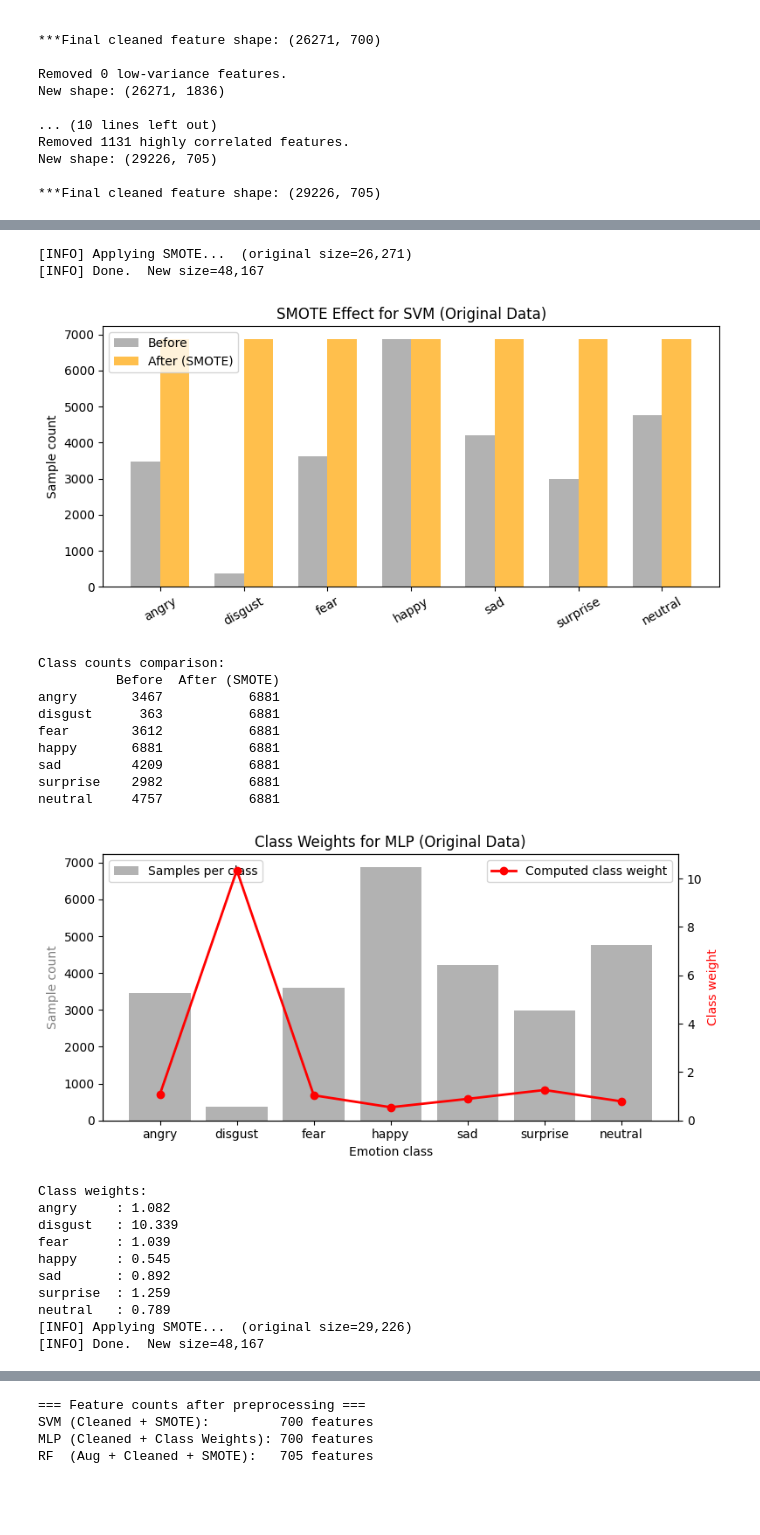
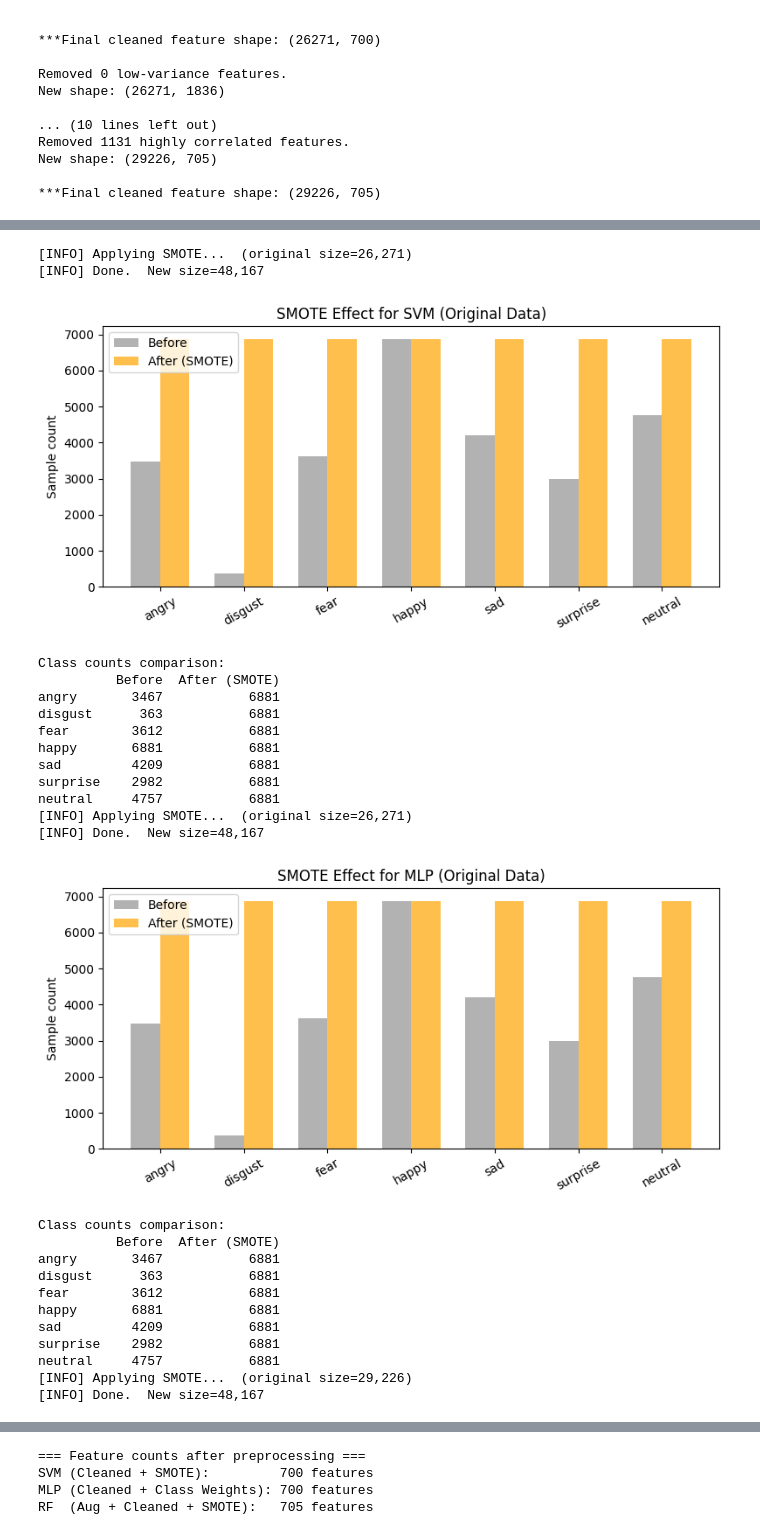
Before and after one commit to shivunchinniah/ml_emotion_recognition, a Jupyter notebook: 1018_New_emotion_reg.ipynb, the cells around one changed output, grey strips where cells are left out. Saved outputs shown, nothing was run; the diff lists cells and outputs as text; code cells hidden in the pictures; blank space fills up the shorter version.

```diff
--- a/1018_New_emotion_reg.ipynb
+++ b/1018_New_emotion_reg.ipynb
@@ -1251,19 +1299,18 @@ def clean_features(X_train, X_val, X_test, threshold_var=1e-4, threshold_corr=0.
     X_test_clean = np.delete(X_test_var, dropped_corr, axis=1)
 
     print(f"\n***Final cleaned feature shape: {X_train_clean.shape}\n")
-    return X_train_clean, X_val_clean, X_test_clean
-
+    return X_train_clean, X_val_clean, X_test_clean, var_selector, dropped_corr
 
 # --- Clean each training set separately ---
-X_train_svm_clean, X_val_svm_clean, X_test_svm_clean = clean_features(
+X_train_svm_clean, X_val_svm_clean, X_test_svm_clean, var_selector_svm, dropped_corr_svm = clean_features(
     X_train_combined_orig, X_val_combined, X_test_combined
 )
 
-X_train_mlp_clean, X_val_mlp_clean, X_test_mlp_clean = clean_features(
+X_train_mlp_clean, X_val_mlp_clean, X_test_mlp_clean, var_selector_mlp, dropped_corr_mlp = clean_features(
     X_train_combined_orig, X_val_combined, X_test_combined
 )
 
-X_train_rf_clean, X_val_rf_clean, X_test_rf_clean = clean_features(
+X_train_rf_clean, X_val_rf_clean, X_test_rf_clean, var_selector_rf, dropped_corr_rf = clean_features(
     X_train_combined_aug, X_val_combined, X_test_combined
 )
 # %% [output]
@@ -1450,46 +1513,49 @@ def apply_and_plot_smote(X, y, emotion_labels, title="SMOTE Oversampling Effect"
 # %%
 # === Apply SMOTE on ORIGINAL data for SVM ===
 X_train_svm, y_train_svm, _ = apply_and_plot_smote(
     X_train_svm_clean, y_train_valid_orig,
     emotion_labels,
     title="SMOTE Effect for SVM (Original Data)"
 )
 
-# === Compute class weights for MLP===
-X_train_mlp, y_train_mlp = X_train_mlp_clean, y_train_valid_orig
-class_weights = compute_and_plot_class_weights(
-    y_train_valid_orig, emotion_labels,
-    title="Class Weights for MLP (Original Data)"
+# === Apply SMOTE on ORIGINAL data for MLP ===
+X_train_mlp, y_train_mlp, _ = apply_and_plot_smote(
+    X_train_mlp_clean, y_train_valid_orig,
+    emotion_labels,
+    title="SMOTE Effect for MLP (Original Data)"
 )
 
 # === Apply SMOTE on AUGMENTED data for RF ===
 X_train_rf, y_train_rf, _ = apply_and_plot_smote(
     X_train_rf_clean, y_train_valid_aug,
     emotion_labels,
     title="SMOTE Effect for Random Forest (Augmented Data)"
 )
 # %% [output]
 [INFO] Applying SMOTE...  (original size=26,271)
 [INFO] Done.  New size=48,167
 [figure]
 Class counts comparison:
           Before  After (SMOTE)
 angry       3467           6881
 disgust      363           6881
 fear        3612           6881
 happy       6881           6881
 sad         4209           6881
 surprise    2982           6881
 neutral     4757           6881
+[INFO] Applying SMOTE...  (original size=26,271)
+[INFO] Done.  New size=48,167
-[figure, old version]
+[figure, new version]
-Class weights:
-angry     : 1.082
-disgust   : 10.339
-fear      : 1.039
-happy     : 0.545
-sad       : 0.892
-surprise  : 1.259
-neutral   : 0.789
+Class counts comparison:
+          Before  After (SMOTE)
+angry       3467           6881
+disgust      363           6881
+fear        3612           6881
+happy       6881           6881
+sad         4209           6881
+surprise    2982           6881
+neutral     4757           6881
 [INFO] Applying SMOTE...  (original size=29,226)
 [INFO] Done.  New size=48,167
 [figure]
```
Also changed, not shown: parts of 48 cells of this notebook, 8 other files.
